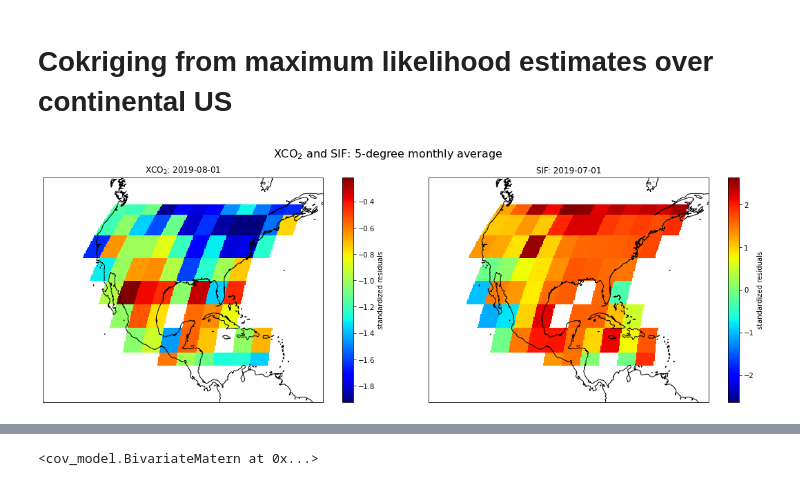
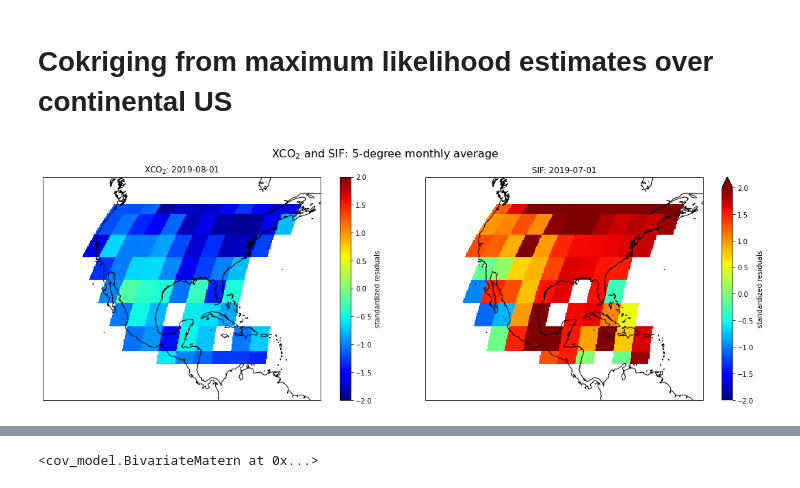
Before and after one commit to 91Mrwu/sif-xco2-cokriging, a Jupyter notebook: research/cokriging_conus.ipynb, the cells around one changed output, grey strips where cells are left out. Drawn from its saved outputs; the diff is of its cells as text; code cells hidden in the pictures.

```diff
--- a/research/cokriging_conus.ipynb
+++ b/research/cokriging_conus.ipynb
@@ -52,40 +52,47 @@ mf = fields.MultiField(ds_xco2, ds_sif, timestamp, timedelta=timedelta, full_det
 # NOTE: figures should share a color bar, but we just want a quick look
 fig = plt.figure(figsize=(20, 6))
 gs = fig.add_gridspec(100, 100)
+# cbar_ax = fig.add_subplot(gs[:, 98:])
 extents = [-125, -60, 5, 50]
 
 fig.suptitle(
     "XCO$_2$ and SIF: 5-degree monthly average",
     size=16, y=0.98
 )
 
 # Input data
 ax1 = fig.add_subplot(gs[:, 0:50], projection=ccrs.EqualEarth())
 ax2 = fig.add_subplot(gs[:, 50:], projection=ccrs.EqualEarth())
 
 xr.plot.imshow(
         darray=mf.field_1.to_xarray()["values"].T,
         transform=ccrs.PlateCarree(),
         ax=ax1,
         cmap="jet",
+        vmin=-2,
+        center=0,
+#         cbar_ax=None,
         cbar_kwargs={"label": "standardized residuals"},
     )
 ax1.coastlines()
 ax1.set_extent(extents)
 ax1.set_title(f"XCO$_2$: {mf.field_1.timestamp}")
 
 xr.plot.imshow(
         darray=mf.field_2.to_xarray()["values"].T,
         transform=ccrs.PlateCarree(),
         ax=ax2,
         cmap="jet",
+        vmin=-2,
+        center=0,
+#         cbar_ax=cbar_ax,
         cbar_kwargs={"label": "standardized residuals"},
     )
 ax2.coastlines()
 ax2.set_extent(extents)
 ax2.set_title(f"SIF: {mf.field_2.timestamp}");
 # %% [output]
-[figure, old version]
+[figure, new version]
 # %%
 k1 = cov_model.Matern()
 k2 = cov_model.Matern()
```
Also changed, not shown: parts of 12 cells of this notebook, 3 other files.
